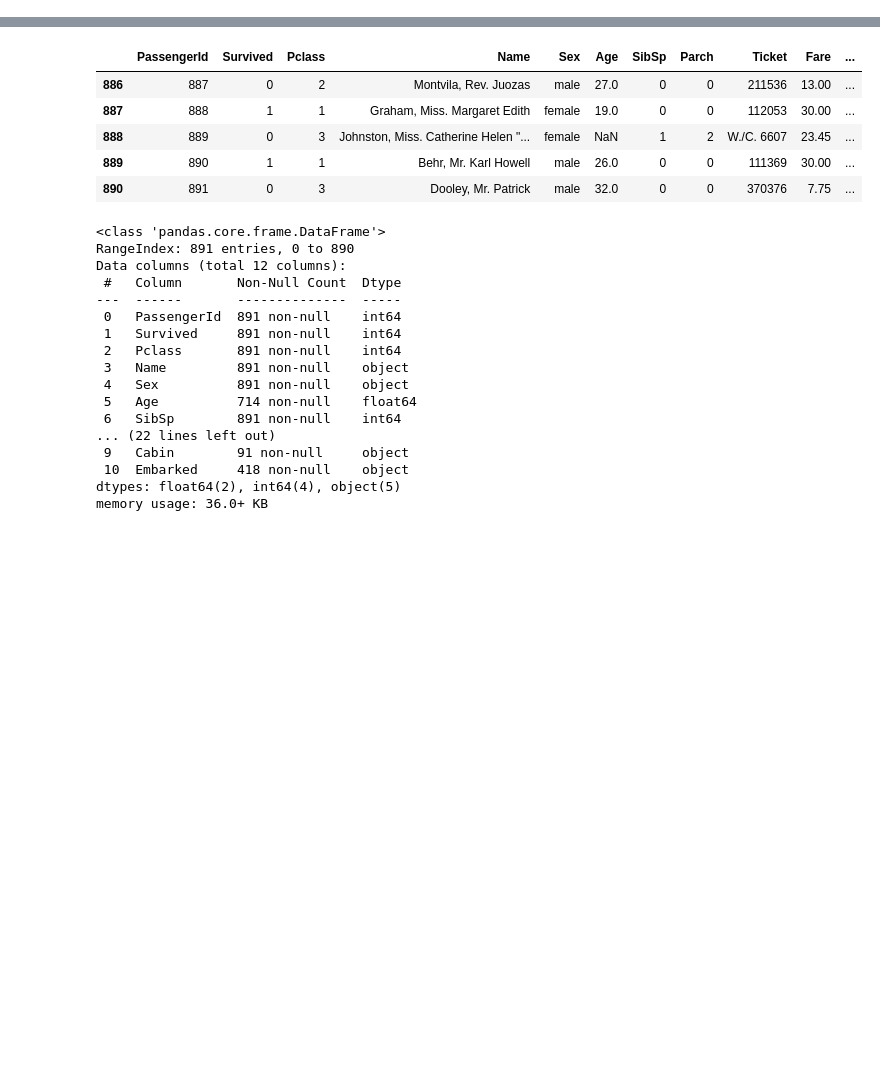
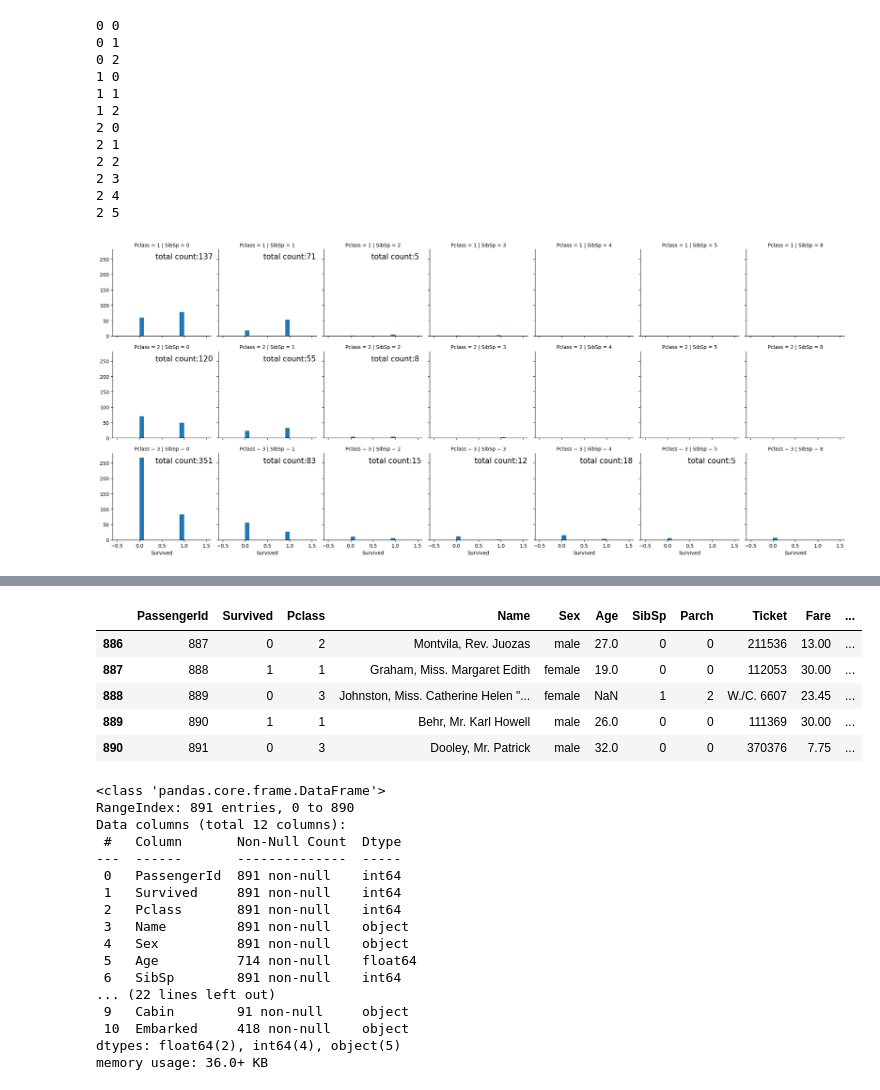
Before and after one commit to citizenofathens/Kaggle, a Jupyter notebook: titanic/copy_code.ipynb, the cells around one changed output, grey strips where cells are left out. Drawn from its saved outputs; the diff is of its cells as text; code cells hidden in the pictures; blank space fills up the shorter version.

```diff
--- a/titanic/copy_code.ipynb
+++ b/titanic/copy_code.ipynb
@@ -27,0 +116,2 @@ combine = [train_df, test_df]
+# %%
+grp_df = train_df.groupby(['Pclass','SibSp']).count()[['PassengerId']]
@@ -27,0 +136,38 @@ combine = [train_df, test_df]
+# %%
+import matplotlib.pyplot as plt
+import seaborn as sns
+grid = sns.FacetGrid(train_df, row='Pclass',col='SibSp')
+grid.map(plt.hist, 'Survived')
+# grid.axes[0][0].text(2022)
+for idx in range(grp_df.idxmax()[0][0]):
+    j = 0
+    j_max = len(grp_df.loc[(idx+1,)])-1
+    for ax in grid.axes[idx]:
+        # ax.set_xlim(0.0)
+        #print(idx)
+        #grp_df.loc[(1,0)].values[0]
+        # j_max = len(grp_df.loc[(idx+1,)])
+
+        if j == j_max:
+            continue
+        print(idx,j)
+        val = grp_df.loc[(idx+1,j )].values[0]
+        ax.text(1,250,f'total count:{val}',horizontalalignment='center',size=15)
+        j+=1
+        # j_max +=1
+# 순서가 아니고 다르게 했어야하나
+ #
+# %% [output]
+0 0
+0 1
+0 2
+1 0
+1 1
+1 2
+2 0
+2 1
+2 2
+2 3
+2 4
+2 5
+[figure, added]
```
Also changed, not shown: parts of 91 cells of this notebook, 2 other files.
